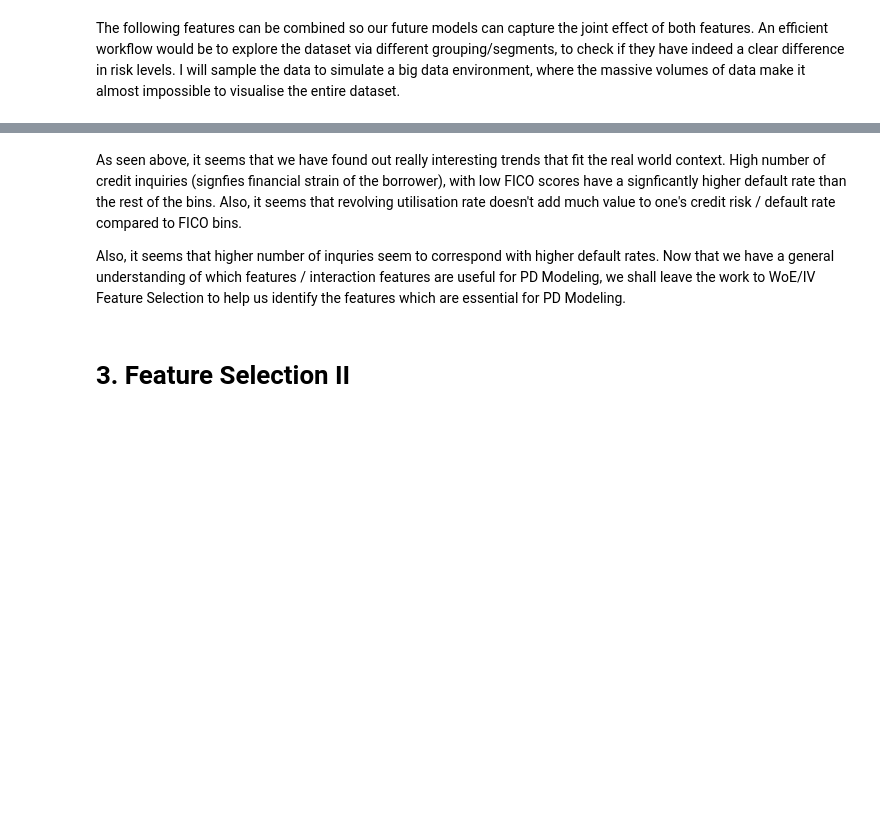
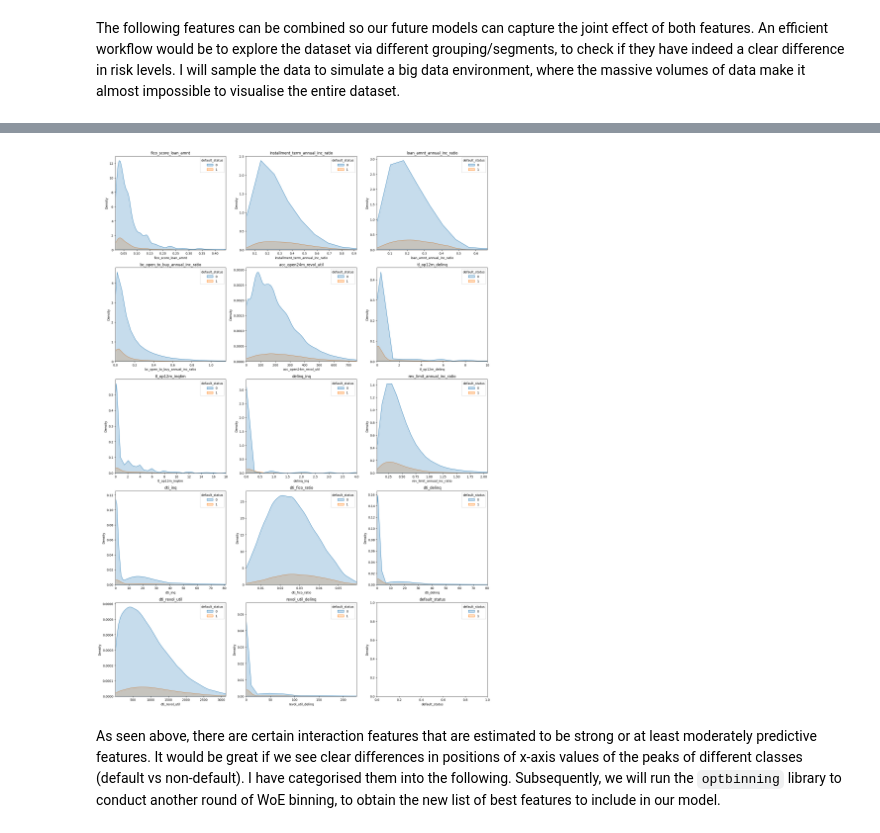
Before and after one commit to luuuneytunes12/Credit-Risk-Modeling-PySpark, a Jupyter notebook: notebooks/4. PD Model Building (I).ipynb, the cells around one changed output, grey strips where cells are left out. Drawn from its saved outputs; the diff is of its cells as text; code cells hidden in the pictures; blank space fills up the shorter version.

Commit message:
Finished 1st Model Building

```diff
--- a/notebooks/4. PD Model Building (I).ipynb
+++ b/notebooks/4. PD Model Building (I).ipynb
@@ -605,6 +667,7 @@ weak_cat_features = []
 medium_cat_features = []
 strong_cat_features = []
 sus_cat_features = []
+no_var_cat = []
 
 for feature in categorical_cols:
     print(f"\n🔍 Feature: {feature}")
@@ -618,6 +681,7 @@ for feature in categorical_cols:
 
     if sample_df[feature].nunique() < 2:
         print("⚠️ Not enough variation. Skipping.")
+        no_var_cat.append(feature)
         continue
 
     x = sample_df[feature]
@@ -738,4 +804,5 @@ Compiled from IV Values shown from numerical and categorical variables, it seems
 df = df.drop('last_fico_score')
 df = df.drop(*[feature for feature, iv in useless_features if feature != 'delinq_2yrs']) # shall not be dropped due to how delinquencies are srs in credit risk modeling
 df = df.drop(*[feature for feature, iv in useless_cat_features])
+df = df.drop(* (no_var_cat + no_variation_features))
 # %% [markdown]
@@ -973,17 +814,0 @@ for input_col, output_col in features_to_bin2:
-# %%
-# Create interaction features for credit activity
-interaction_pairs = [
-    ("inq_last_6mths_bin", "fico_bin"),
-    ("revol_util_bin", "fico_bin"),
-    ("inq_last_6mths_bin", "delinq_2yrs_bin"),
-    ("inq_last_6mths_bin", "pub_rec_bin") ,
-    ("inq_last_6mths_bin", "pub_rec_bankruptcies_bin")
-]
-
-# Create interaction features by concatenating the values of the two binned columns
-for col1, col2 in interaction_pairs:
-    interaction_col = f"{col1}_{col2}_interaction"
-    df = df.withColumn(
-        interaction_col,
-        concat_ws("_", col(col1).cast("string"), col(col2).cast("string"))
-    )
@@ -1036,6 +814,0 @@ plt.show()
-# %% [markdown]
-As seen above, it seems that we have found out really interesting trends that fit the real world context. High number of credit inquiries (signfies financial strain of the borrower), with low FICO scores have a signficantly higher default rate than the rest of the bins. Also, it seems that revolving utilisation rate doesn't add much value to one's credit risk / default rate compared to FICO bins.
-
-Also, it seems that higher number of inquries seem to correspond with higher default rates. Now that we have a general understanding of which features / interaction features are useful for PD Modeling, we shall leave the work to WoE/IV Feature Selection to help us identify the features which are essential for PD Modeling.
-# %% [markdown]
-# 3. Feature Selection II
@@ -1041,0 +848,48 @@ Also, it seems that higher number of inquries seem to correspond with higher def
+# %%
+# Visualisation Code
+import matplotlib.pyplot as plt
+import seaborn as sns
+
+# Stratified sampling
+sample_pdf = df.select(
+    col("fico_score_loan_amnt"),
+    col("installment_term_annual_inc_ratio"),
+    col("loan_amnt_annual_inc_ratio"),
+    col("bc_open_to_buy_annual_inc_ratio"),
+    col("acc_open24m_revol_util"),
+    col("tl_op12m_delinq"),
+    col("tl_op12m_inq6m"),
+    col("delinq_inq"),
+    col("rev_limit_annual_inc_ratio"),
+    col("dti_inq"),
+    col("dti_fico_ratio"),
+    col("dti_delinq"),
+    col("dti_revol_util"),
+    col("revol_util_delinq"),
+    col("default_status")
+
+).sample(fraction=0.05, seed=42).toPandas()
+
+
+num_rows = len(sample_pdf.columns) // 3 + 1 # total num of new interaction features // 3 + 1
+num_cols = 3
+
+# Set up 3 subplots side-by-side
+fig, axes = plt.subplots(   num_rows    ,   num_cols    , figsize=(2 * 9 , 2 * 15 ))
+axes = axes.flatten()
+
+for i, feature in enumerate(sample_pdf.columns) :
+    sns.kdeplot(data=sample_pdf, x=feature, hue='default_status', ax =  axes[i], fill=True)
+    axes[i].set_title(feature)
+    q_low, q_high = sample_pdf[feature].quantile([0.01, 0.99])
+    axes[i].set_xlim(q_low, q_high)
+
+for ax in axes[len(sample_pdf.columns):]:
+    ax.set_visible(False)
+
+plt.tight_layout()
+plt.show()
+# %% [output]
+[figure, added]
+# %% [markdown]
+As seen above, there are certain interaction features that are estimated to be strong or at least moderately predictive features. It would be great if we see clear differences in positions of x-axis values of the peaks of different classes (default vs non-default). I have categorised them into the following. Subsequently, we will run the `optbinning` library to conduct another round of WoE binning, to obtain the new list of best features to include in our model.
```
Also changed, not shown: parts of 57 cells of this notebook, 14 other files.
